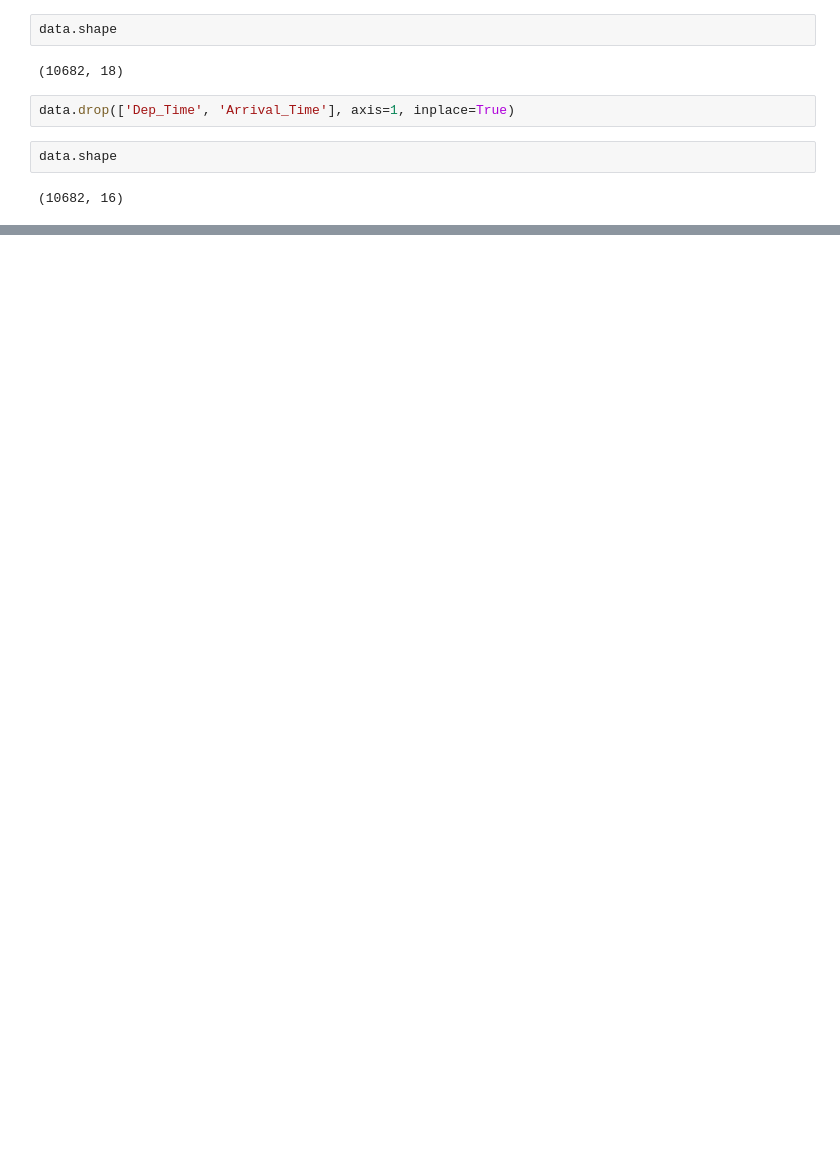
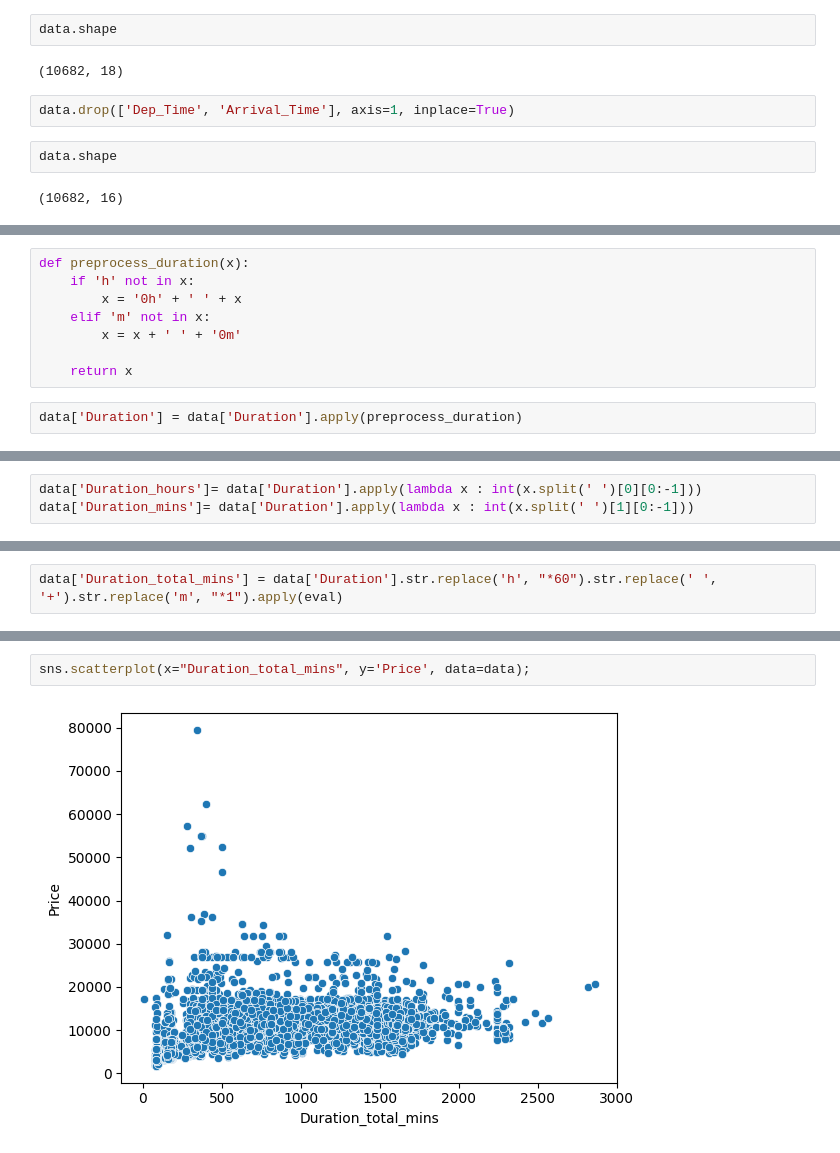
Before and after one commit to girdharik/Data-ML, a Jupyter notebook: Projects/Airlines-Tickets-Fare-Prediction/fare_prediction.ipynb, the cells around one changed output, grey strips where cells are left out. Cells and saved outputs as stored; diff of their text form; blank space fills up the shorter version.

```diff
--- a/Projects/Airlines-Tickets-Fare-Prediction/fare_prediction.ipynb
+++ b/Projects/Airlines-Tickets-Fare-Prediction/fare_prediction.ipynb
@@ -231,0 +267,10 @@ data.head()
+# %%
+def preprocess_duration(x):
+    if 'h' not in x:
+        x = '0h' + ' ' + x
+    elif 'm' not in x:
+        x = x + ' ' + '0m'
+
+    return x
+# %%
+data['Duration'] = data['Duration'].apply(preprocess_duration)
@@ -231,0 +292,3 @@ data.head()
+# %%
+data['Duration_hours']= data['Duration'].apply(lambda x : int(x.split(' ')[0][0:-1]))
+data['Duration_mins']= data['Duration'].apply(lambda x : int(x.split(' ')[1][0:-1]))
@@ -231,0 +306,2 @@ data.head()
+# %%
+data['Duration_total_mins'] = data['Duration'].str.replace('h', "*60").str.replace(' ', '+').str.replace('m', "*1").apply(eval)
@@ -231,0 +323,4 @@ data.head()
+# %%
+sns.scatterplot(x="Duration_total_mins", y='Price', data=data);
+# %% [output]
+[figure, added]
```
Also changed, not shown: parts of 17 cells of this notebook.
